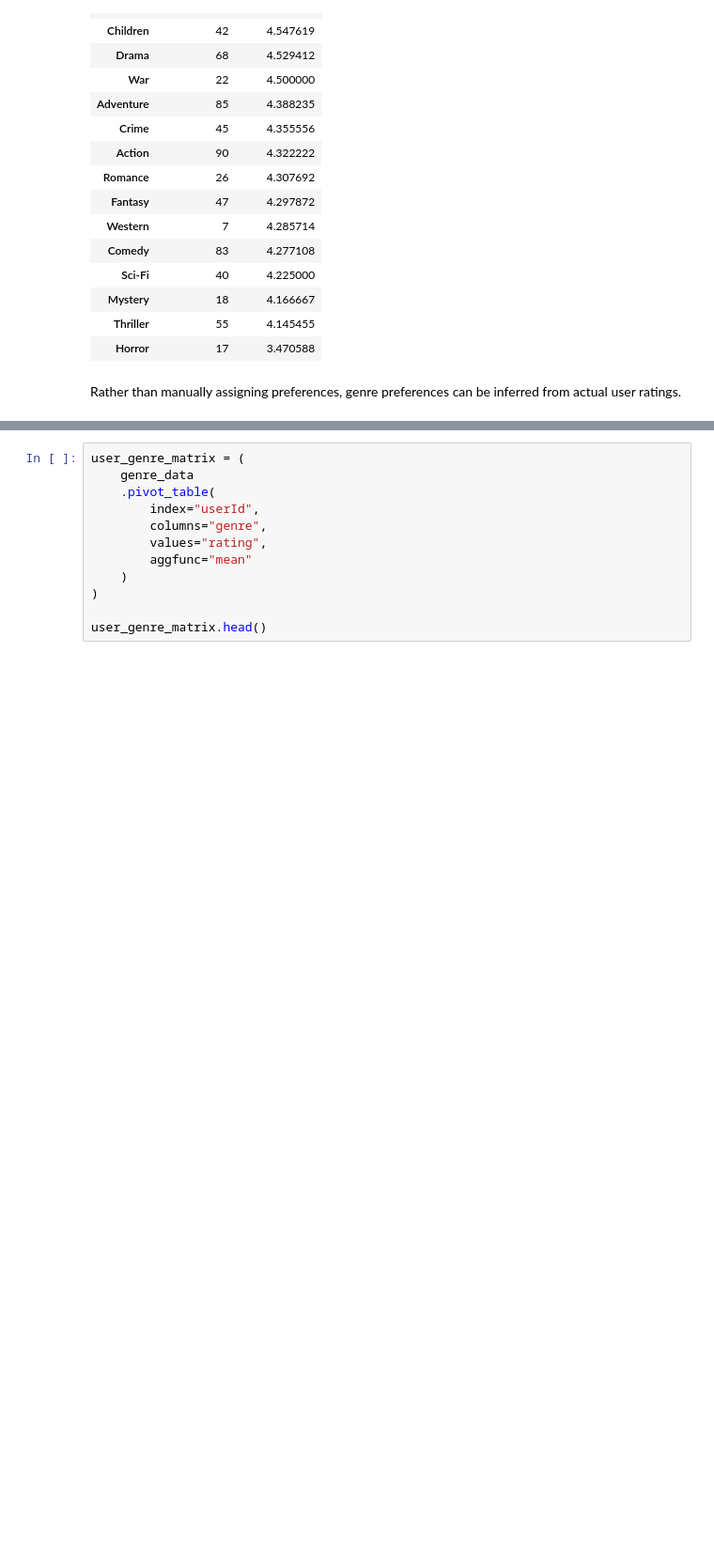
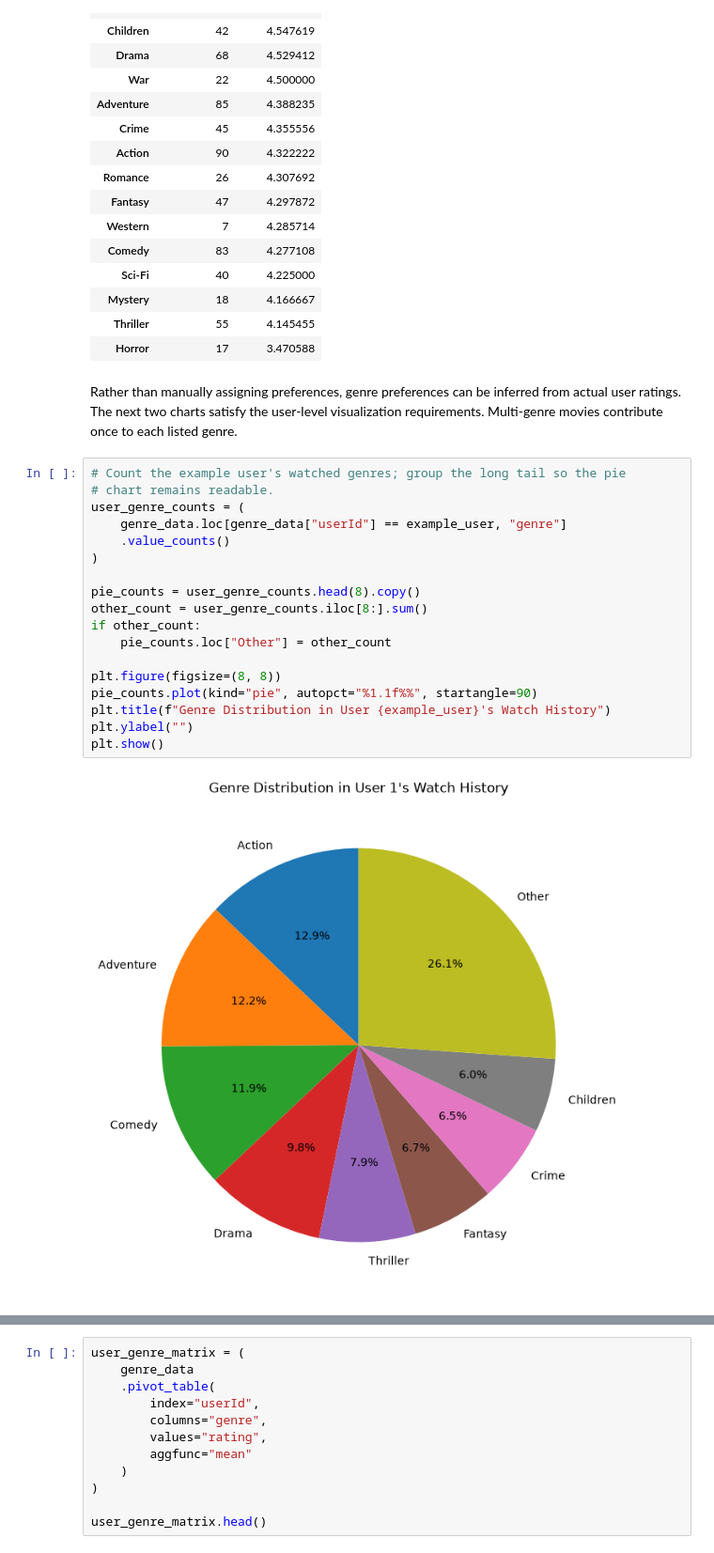
Before and after one commit to elem86/hack1_movie_rec, a Jupyter notebook: notebooks/01_data_exploration.ipynb, the cells around one changed output, grey strips where cells are left out. Shown at 94% size. Drawn from its saved outputs; the diff is of its cells as text; blank space fills up the shorter version.

```diff
--- a/notebooks/01_data_exploration.ipynb
+++ b/notebooks/01_data_exploration.ipynb
@@ -1249,3 +1272,25 @@ user_genre_profile
 | Horror | 17 | 3.470588 |
 # %% [markdown]
 Rather than manually assigning preferences, genre preferences can be inferred from actual user ratings.
+The next two charts satisfy the user-level visualization requirements.
+Multi-genre movies contribute once to each listed genre.
+# %%
+# Count the example user's watched genres; group the long tail so the pie
+# chart remains readable.
+user_genre_counts = (
+    genre_data.loc[genre_data["userId"] == example_user, "genre"]
+    .value_counts()
+)
+
+pie_counts = user_genre_counts.head(8).copy()
+other_count = user_genre_counts.iloc[8:].sum()
+if other_count:
+    pie_counts.loc["Other"] = other_count
+
+plt.figure(figsize=(8, 8))
+pie_counts.plot(kind="pie", autopct="%1.1f%%", startangle=90)
+plt.title(f"Genre Distribution in User {example_user}'s Watch History")
+plt.ylabel("")
+plt.show()
+# %% [output]
+[figure, added]
```
Also changed, not shown: parts of 9 cells of this notebook, 7 other files.
